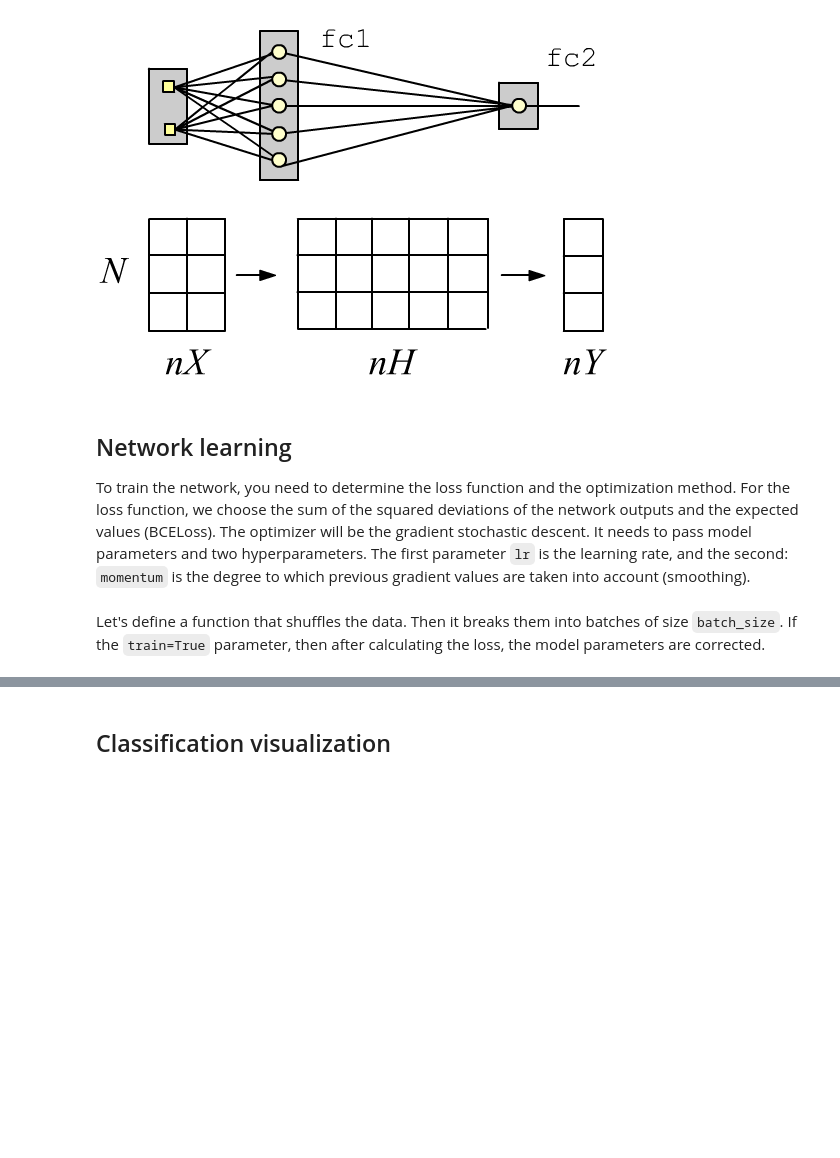
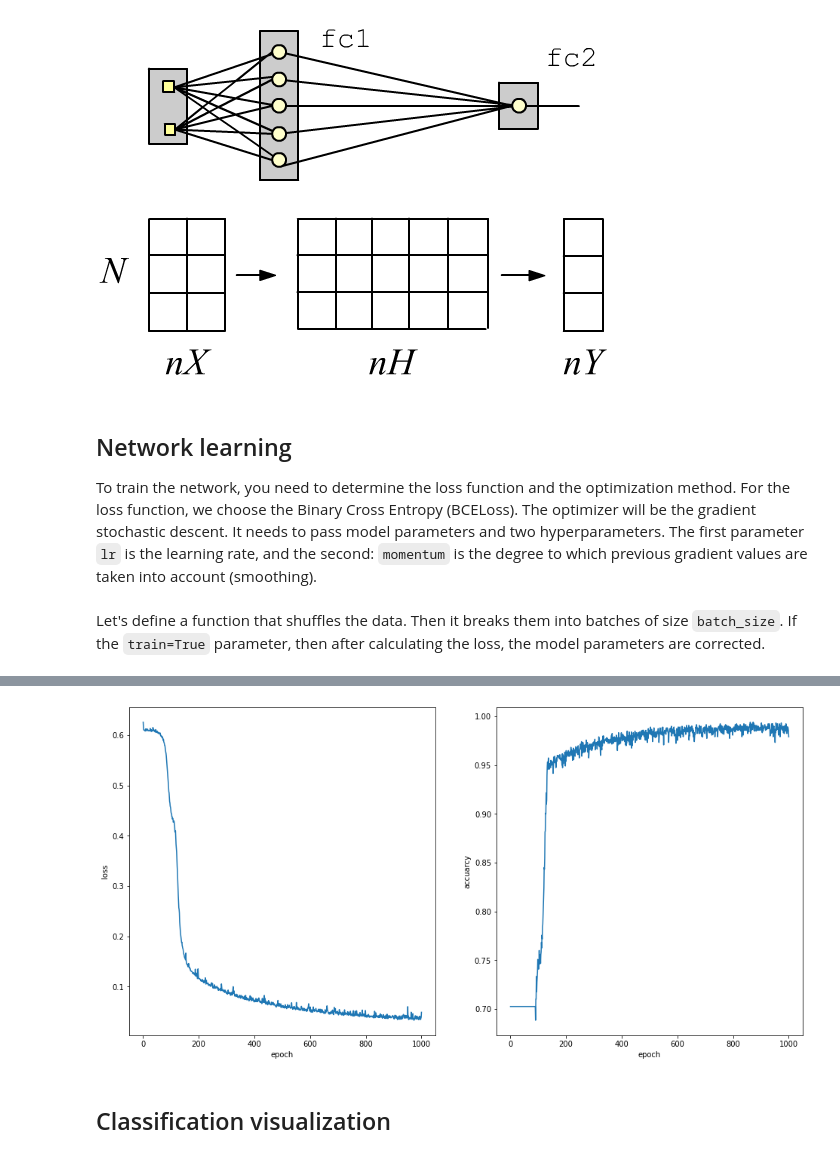
Before and after one commit to steps137/ML, a Jupyter notebook: NN/Base_Two_Classes.ipynb, the cells around one changed output, grey strips where cells are left out. Drawn from its saved outputs; the diff is of its cells as text; code cells hidden in the pictures; blank space fills up the shorter version.

```diff
--- a/NN/Base_Two_Classes.ipynb
+++ b/NN/Base_Two_Classes.ipynb
@@ -43,7 +43,7 @@ model = nn.Sequential(
 # %% [markdown]
 ## Network learning
 
-To train the network, you need to determine the loss function and the optimization method. For the loss function, we choose the sum of the squared deviations of the network outputs and the expected values (BCELoss).
+To train the network, you need to determine the loss function and the optimization method. For the loss function, we choose the Binary Cross Entropy (BCELoss).
 The optimizer will be the gradient stochastic descent. It needs to pass model parameters and two hyperparameters.
 The first parameter `lr` is the learning rate, and the second: `momentum` is the degree to which previous gradient values are taken into account (smoothing).
 # %%
@@ -78,11 +78,18 @@ def fit(model, X,Y, batch_size=100, train=True):
 # %%
 L, A = fit(model, X,Y, train=False)
 print(f"before:      loss: {L:.4f} accuracy: {A:.4f}")
+history = []
+epochs = 1000                                            # number of epochs
+for epoch in range(1,epochs+1):
+    L,A = fit(model, X, Y)                               # one epoch
+    history.append((epoch, L, A))
 
-epochs = 1000                                            # число эпох
-for epoch in range(epochs):                              # эпоха - проход по всем примерам
-    L,A = fit(model, X, Y)                               # одна эпоха
+    if epoch % 100 == 0 or epoch == epochs:
+        print(f'\repoch: {epoch:5d} loss: {L:.4f} accuracy: {A:.4f}', end="" )
 
-    if epoch % 100 == 0 or epoch == epochs-1:
-        print(f'\repoch: {epoch:5d} loss: {L:.4f} accuracy: {A:.4f}', end="" )
+history = np.array(history)                              # learning output
+plt.figure(figsize=(16,8))
+plt.subplot(1, 2, 1); plt.plot(history[:,0], history[:, 1]); plt.xlabel('epoch'); plt.ylabel('loss')
+plt.subplot(1, 2, 2); plt.plot(history[:,0], history[:, 2]); plt.xlabel('epoch'); plt.ylabel('accuarcy')
+plt.show()
 # %% [output]
@@ -91,3 +98,4 @@ epoch:   999 loss: 0.0595 accuracy: 0.9783
+[figure, added]
 # %% [markdown]
 ## Classification visualization
 # %%
```
Also changed, not shown: parts of 9 cells of this notebook, 41 other files.
